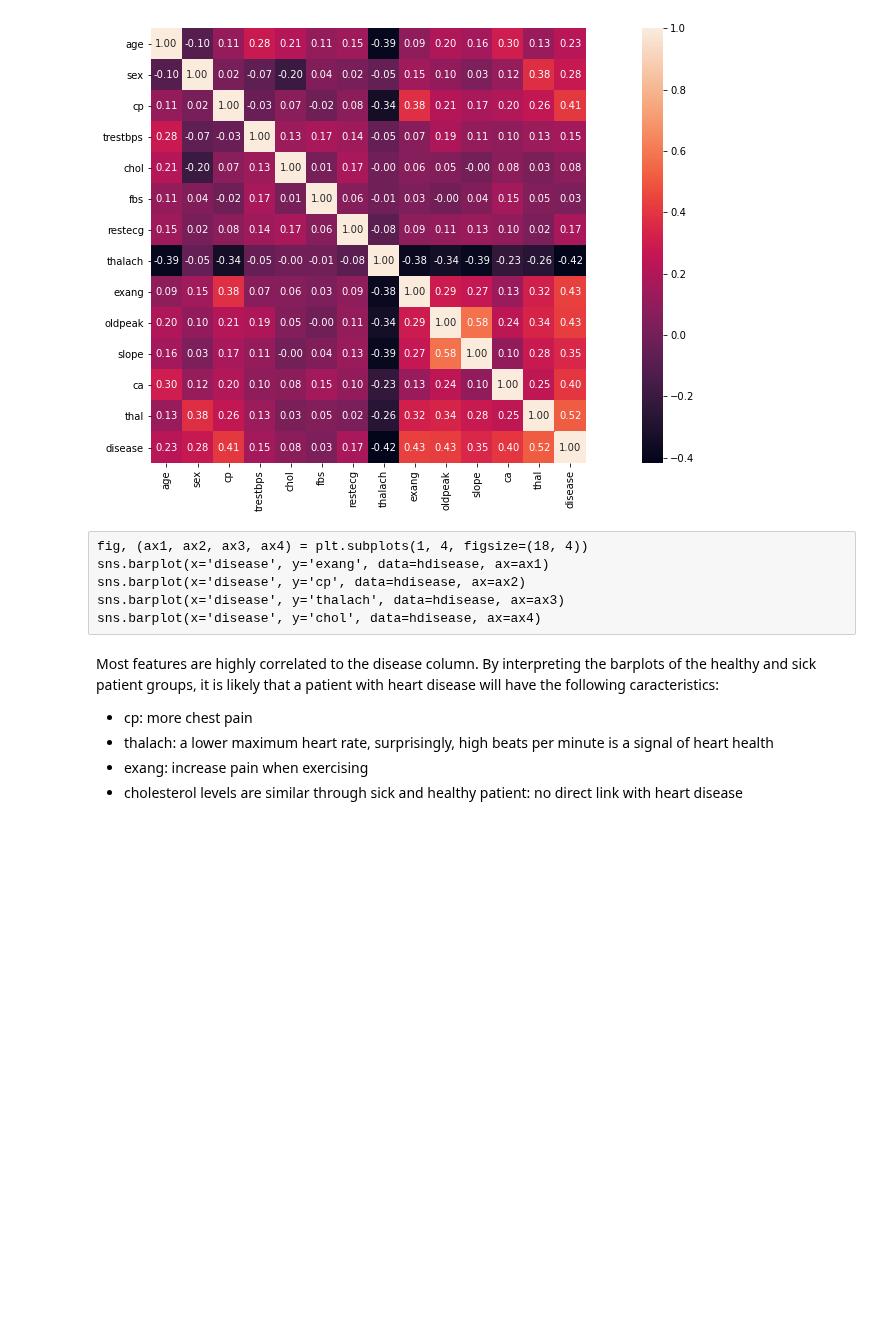
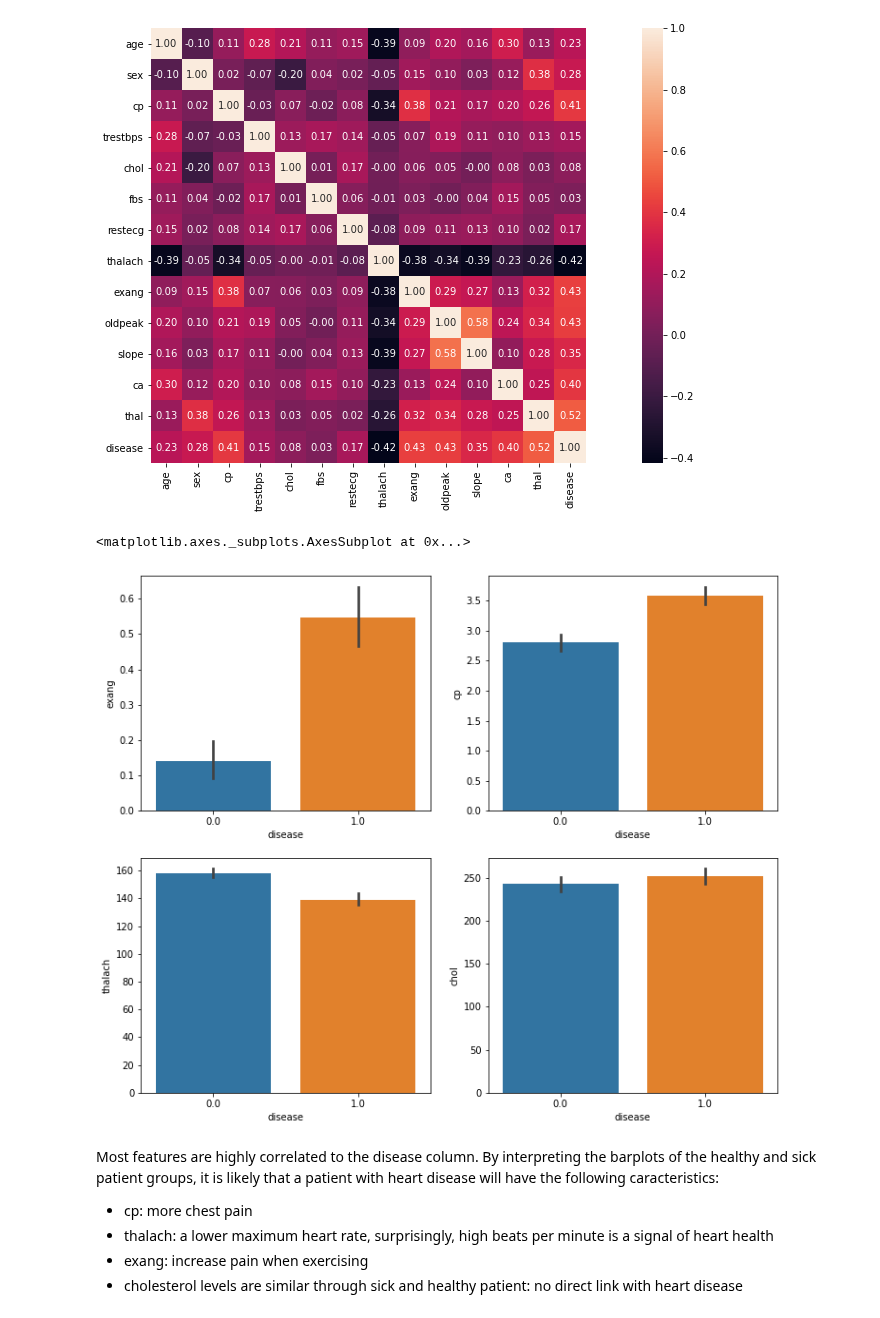
Before and after one commit to ConsciousML/Decision-Trees-Ensembles-from-scratch, a Jupyter notebook: Decision Trees and Random Forest.ipynb, the cells around one changed output. Drawn from its saved outputs; the diff is of its cells as text; code cells hidden in the pictures; blank space fills up the shorter version.

Commit message:
change barplot to subplots(2,2)

```diff
--- a/Decision Trees and Random Forest.ipynb
+++ b/Decision Trees and Random Forest.ipynb
@@ -101,12 +101,15 @@ sns.heatmap(hdisease.corr(), annot=True, square=True, fmt='0.2f')
 # %% [output]
 <matplotlib.axes._subplots.AxesSubplot at 0x...>
 [figure]
-# %% [raw]
-fig, (ax1, ax2, ax3, ax4) = plt.subplots(1, 4, figsize=(18, 4))
-sns.barplot(x='disease', y='exang', data=hdisease, ax=ax1)
-sns.barplot(x='disease', y='cp', data=hdisease, ax=ax2)
-sns.barplot(x='disease', y='thalach', data=hdisease, ax=ax3)
-sns.barplot(x='disease', y='chol', data=hdisease, ax=ax4)
+# %%
+_, axes = plt.subplots(2, 2, figsize=(12, 10))
+sns.barplot(x='disease', y='exang', data=hdisease, ax=axes[0, 0])
+sns.barplot(x='disease', y='cp', data=hdisease, ax=axes[0, 1])
+sns.barplot(x='disease', y='thalach', data=hdisease, ax=axes[1, 0])
+sns.barplot(x='disease', y='chol', data=hdisease, ax=axes[1, 1])
+# %% [output]
+<matplotlib.axes._subplots.AxesSubplot at 0x...>
+[figure, added]
 # %% [markdown]
 Most features are highly correlated to the disease column.
 By interpreting the barplots of the healthy and sick patient groups, it is likely that a patient with heart disease will have the following caracteristics:
```
